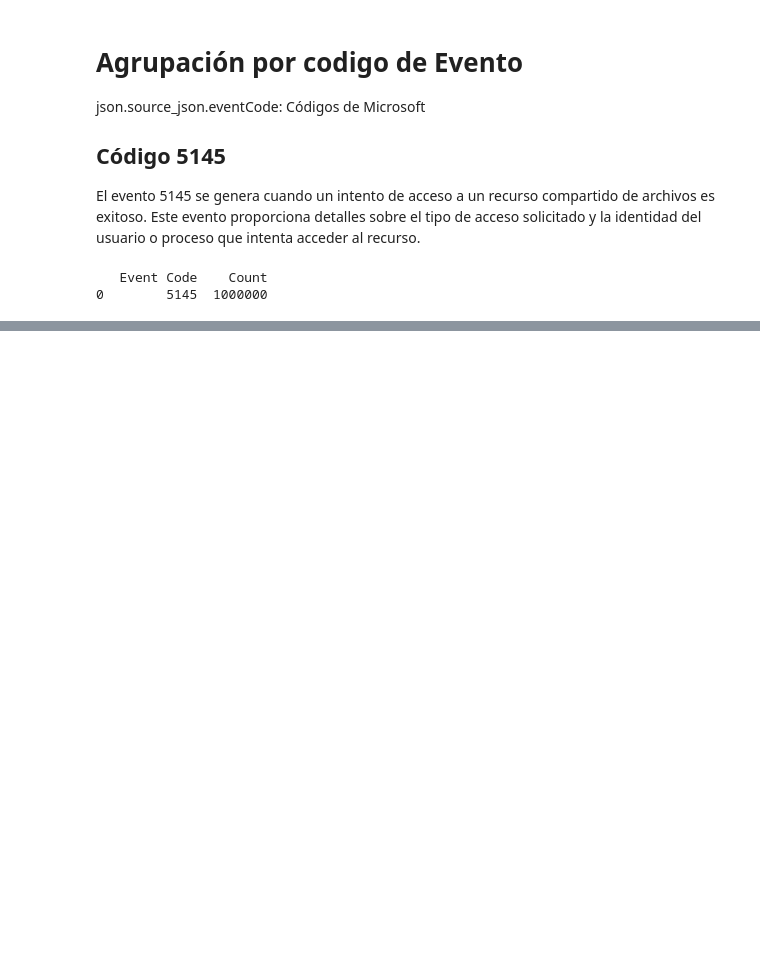
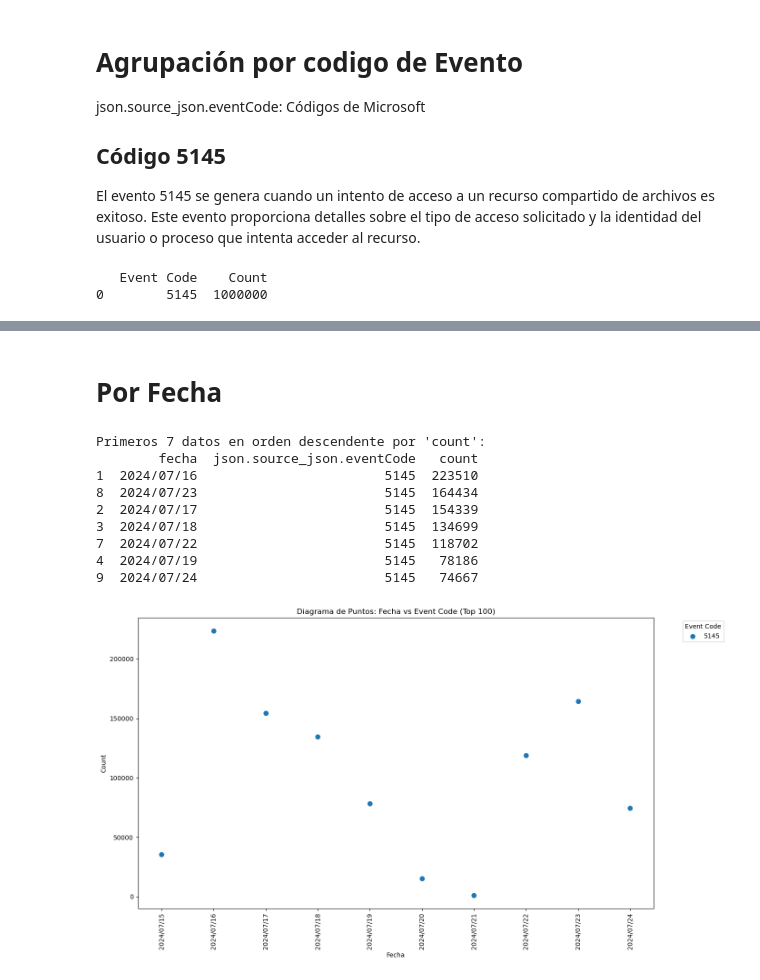
Before and after one commit to YasminGarcia1210/MAESTRIA_DATOS, a Jupyter notebook: TRABAJOGRADO#1/CUADERNOS/FILE ACCES NEW.ipynb, the cells around one changed output, grey strips where cells are left out. Cells and saved outputs as stored; diff of their text form; code cells hidden in the pictures; blank space fills up the shorter version.

```diff
--- a/TRABAJOGRADO#1/CUADERNOS/FILE ACCES NEW.ipynb
+++ b/TRABAJOGRADO#1/CUADERNOS/FILE ACCES NEW.ipynb
@@ -197,0 +274,45 @@ plt.show()
+# %% [markdown]
+# Por Fecha
+# %%
+import pandas as pd
+import matplotlib.pyplot as plt
+
+# Agrupar y contar ocurrencias
+df_agrupado = df.groupby(['fecha', 'json.source_json.eventCode']).size().reset_index(name='count')
+
+# Ordenar df_agrupado por la columna 'count' en orden descendente
+df_agrupado = df_agrupado.sort_values(by='count', ascending=False)
+
+# Seleccionar los primeros 100 registros
+top_100 = df_agrupado.head(200).sort_values(by='fecha')
+
+# Mostrar los primeros 7 datos en orden descendente por 'count'
+print("Primeros 7 datos en orden descendente por 'count':")
+print(df_agrupado.head(7))
+
+# Crear el diagrama de puntos
+plt.figure(figsize=(14, 8))
+
+# Graficar cada 'json.source_json.eventCode' individualmente como puntos
+for event_code in top_100['json.source_json.eventCode'].unique():
+    subset = top_100[top_100['json.source_json.eventCode'] == event_code]
+    plt.scatter(subset['fecha'], subset['count'], label=event_code, s=50)  # s controla el tamaño de los puntos
+
+plt.xlabel('Fecha')
+plt.ylabel('Count')
+plt.title('Diagrama de Puntos: Fecha vs Event Code (Top 100)')
+plt.legend(title='Event Code', bbox_to_anchor=(1.05, 1), loc='upper left')
+plt.xticks(rotation=90)  # Rotar etiquetas del eje x si es necesario
+plt.tight_layout()
+plt.show()
+# %% [output]
+Primeros 7 datos en orden descendente por 'count':
+        fecha  json.source_json.eventCode   count
+1  2024/07/16                        5145  223510
+8  2024/07/23                        5145  164434
+2  2024/07/17                        5145  154339
+3  2024/07/18                        5145  134699
+7  2024/07/22                        5145  118702
+4  2024/07/19                        5145   78186
+9  2024/07/24                        5145   74667
+[figure, added]
```
Also changed, not shown: parts of 6 cells of this notebook.
